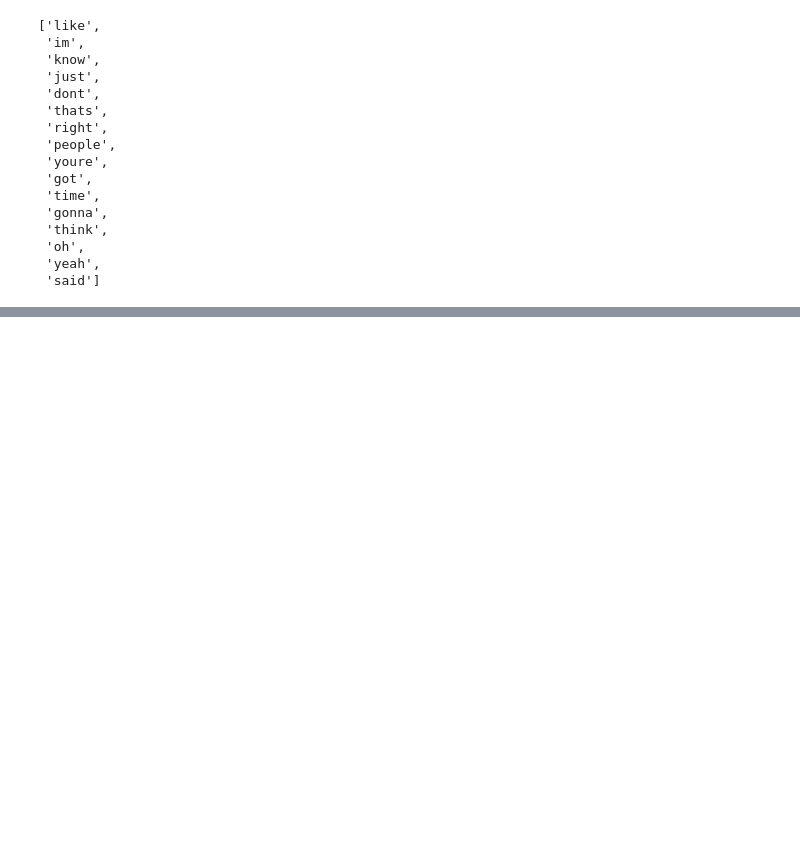
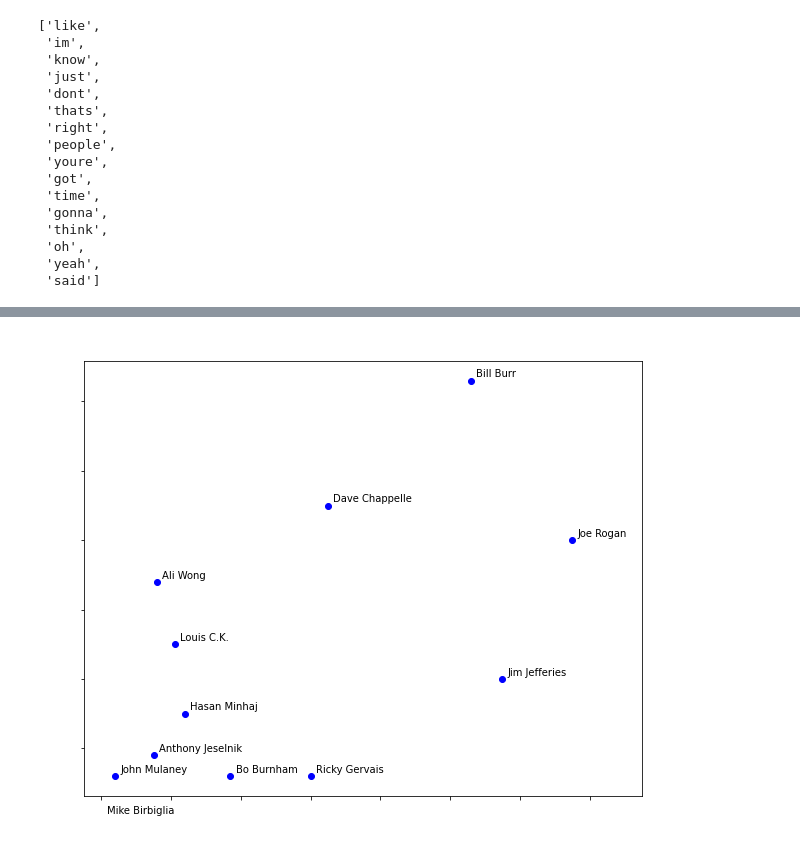
Before and after one commit to mcmasterml/MLEB-exercises, a Jupyter notebook: Peter_McMaster_5.2.3_Text_Data_EDA_nlp.ipynb, the cells around one changed output, grey strips where cells are left out. Cells and saved outputs as stored; diff of their text form; code cells hidden in the pictures; blank space fills up the shorter version.

```diff
--- a/Peter_McMaster_5.2.3_Text_Data_EDA_nlp.ipynb
+++ b/Peter_McMaster_5.2.3_Text_Data_EDA_nlp.ipynb
@@ -203,0 +248,16 @@ stope
+# %%
+#1.3.1 Analysis
+
+# Find the number of unique words
+
+# Identify the non-zero items in the document-term matrix
+unique_list = []
+for comedian in data.columns:
+    uniques_series = pd.Series
+    uniques = data[comedian].to_numpy().nonzero()[0].size
+    unique_list.append(uniques)
+
+# Create a new DataFrame that contains this unique word count
+data_words = pd.DataFrame(list(zip(full_names, unique_list)), columns=['comedian', 'unique_words'])
+data_unique_sort = data_words.sort_values(by='unique_words')
+data_unique_sort
@@ -203,0 +356,4 @@ stope
+# %%
+# isolate profanity
+data_bad_words = data.transpose()[['fucking', 'fuck', 'shit']]
+data_bad_words
@@ -203,0 +374,4 @@ stope
+# %%
+data_profanity = pd.concat([data_bad_words.fucking + data_bad_words.fuck, data_bad_words.shit], axis=1)
+data_profanity.columns = ['f_word', 's_word']
+data_profanity
@@ -203,0 +392,20 @@ stope
+# %%
+# Let's create a scatter plot of our findings
+plt.rcParams['figure.figsize'] = [10, 8]
+
+for i, comedian in enumerate(data_profanity.index):
+    x = data_profanity.f_word.loc[comedian]
+    y = data_profanity.s_word.loc[comedian]
+    plt.scatter(x, y, color='blue')
+    plt.text(x+1.5, y+0.5, full_names[i], fontsize=10)
+    plt.xlim(-5, 155)
+
+plt.title('Number of Bad Words Used in Routine', fontsize=20, color="white")
+plt.xlabel('Number of F-Bombs', fontsize=15, color="white")
+plt.xticks(color="white")
+plt.ylabel('Number of S-Bombs', fontsize=15, color="white")
+plt.yticks(color="white")
+
+plt.show()
+# %% [output]
+[figure, added]
```
Also changed, not shown: parts of 15 cells of this notebook, 7 other files.
